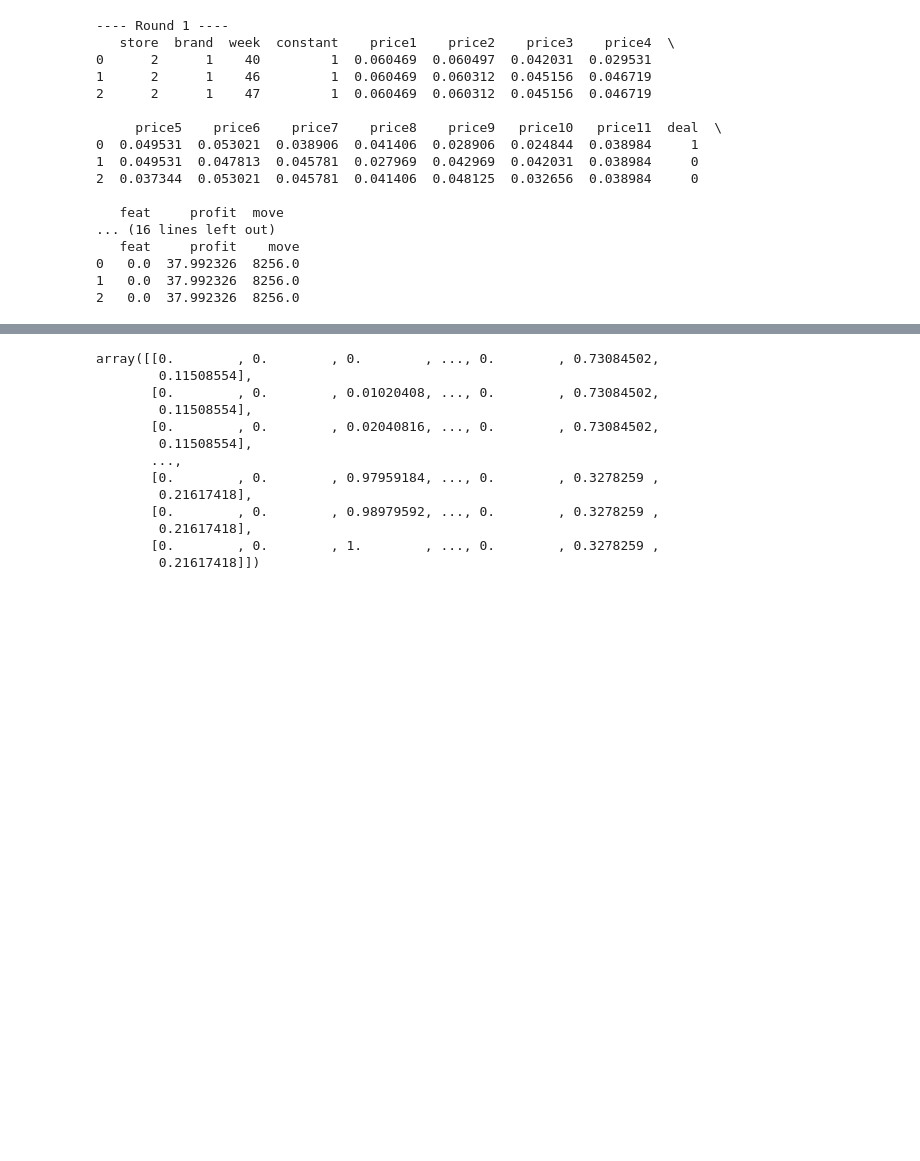
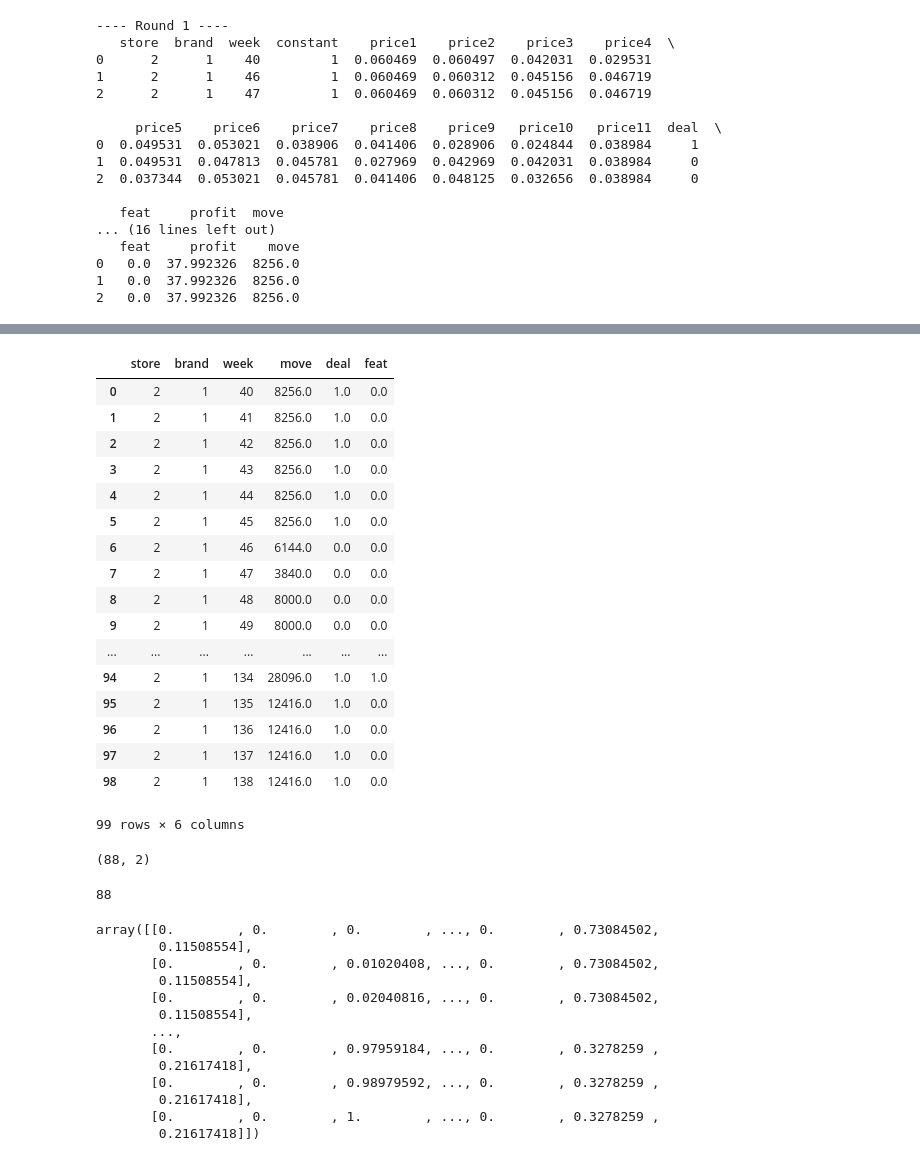
Before and after one commit to sdonohoo/forecasting, a Jupyter notebook: retail_sales/OrangeJuice_Pt_3Weeks_Weekly/submissions/DilatedCNN/train_score.ipynb, the cells around one changed output, grey strips where cells are left out. Drawn from its saved outputs; the diff is of its cells as text; code cells hidden in the pictures; blank space fills up the shorter version.

Commit message:
Test additional data prep functions

```diff
--- a/retail_sales/OrangeJuice_Pt_3Weeks_Weekly/submissions/DilatedCNN/train_score.ipynb
+++ b/retail_sales/OrangeJuice_Pt_3Weeks_Weekly/submissions/DilatedCNN/train_score.ipynb
@@ -169,2 +193,33 @@ data_sub
+# %%
+data_sub[['store','brand','week','move','deal','feat']]
+# %% [output]
+|  | store | brand | week | move | deal | feat |
+| 0 | 2 | 1 | 40 | 8256.0 | 1.0 | 0.0 |
+| 1 | 2 | 1 | 41 | 8256.0 | 1.0 | 0.0 |
+| 2 | 2 | 1 | 42 | 8256.0 | 1.0 | 0.0 |
+| 3 | 2 | 1 | 43 | 8256.0 | 1.0 | 0.0 |
+| 4 | 2 | 1 | 44 | 8256.0 | 1.0 | 0.0 |
+| 5 | 2 | 1 | 45 | 8256.0 | 1.0 | 0.0 |
+| 6 | 2 | 1 | 46 | 6144.0 | 0.0 | 0.0 |
+| 7 | 2 | 1 | 47 | 3840.0 | 0.0 | 0.0 |
+| 8 | 2 | 1 | 48 | 8000.0 | 0.0 | 0.0 |
+| 9 | 2 | 1 | 49 | 8000.0 | 0.0 | 0.0 |
+| ... | ... | ... | ... | ... | ... | ... |
+| 94 | 2 | 1 | 134 | 28096.0 | 1.0 | 1.0 |
+| 95 | 2 | 1 | 135 | 12416.0 | 1.0 | 0.0 |
+| 96 | 2 | 1 | 136 | 12416.0 | 1.0 | 0.0 |
+| 97 | 2 | 1 | 137 | 12416.0 | 1.0 | 0.0 |
+| 98 | 2 | 1 | 138 | 12416.0 | 1.0 | 0.0 |
+99 rows × 6 columns
+# %%
+store_col = np.full([train_input1.shape[0],1], 1)
+brand_col = np.full([train_input1.shape[0],1], 2)
+np.concatenate((store_col, brand_col), axis=1)
+# %% [output]
+(88, 2)
+# %%
+bs.TRAIN_END_WEEK_LIST[r]-bs.TRAIN_START_WEEK-sequence_len+1
+# %% [output]
+88
 # %%
 # Test MinMaxScaler
```
Also changed, not shown: parts of 16 cells of this notebook.
